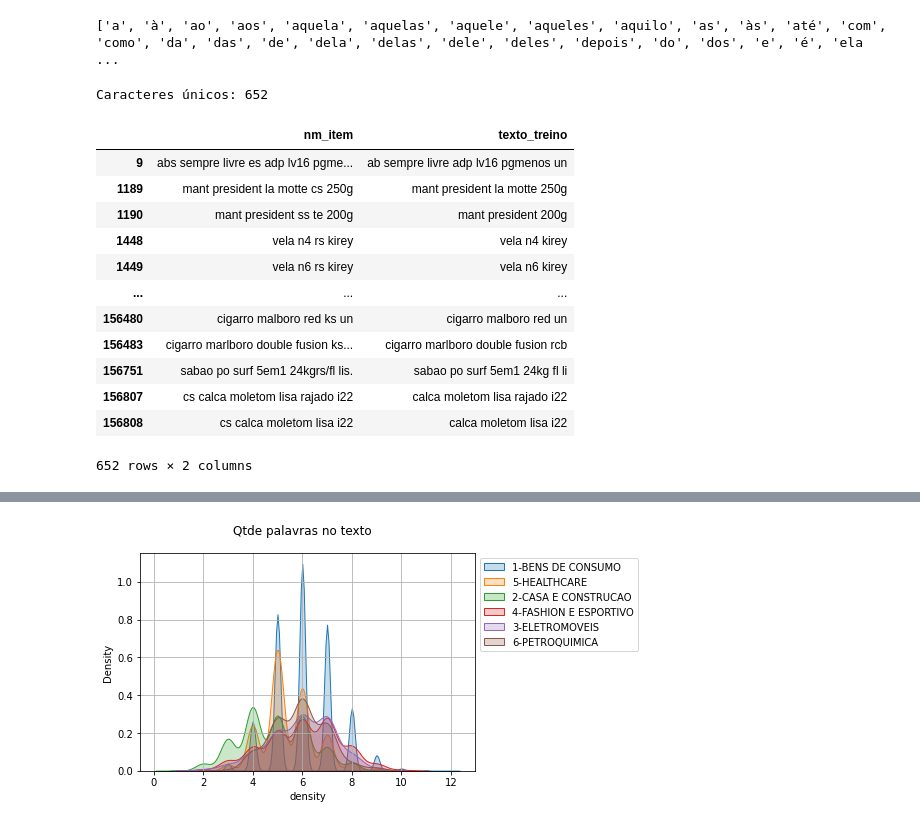
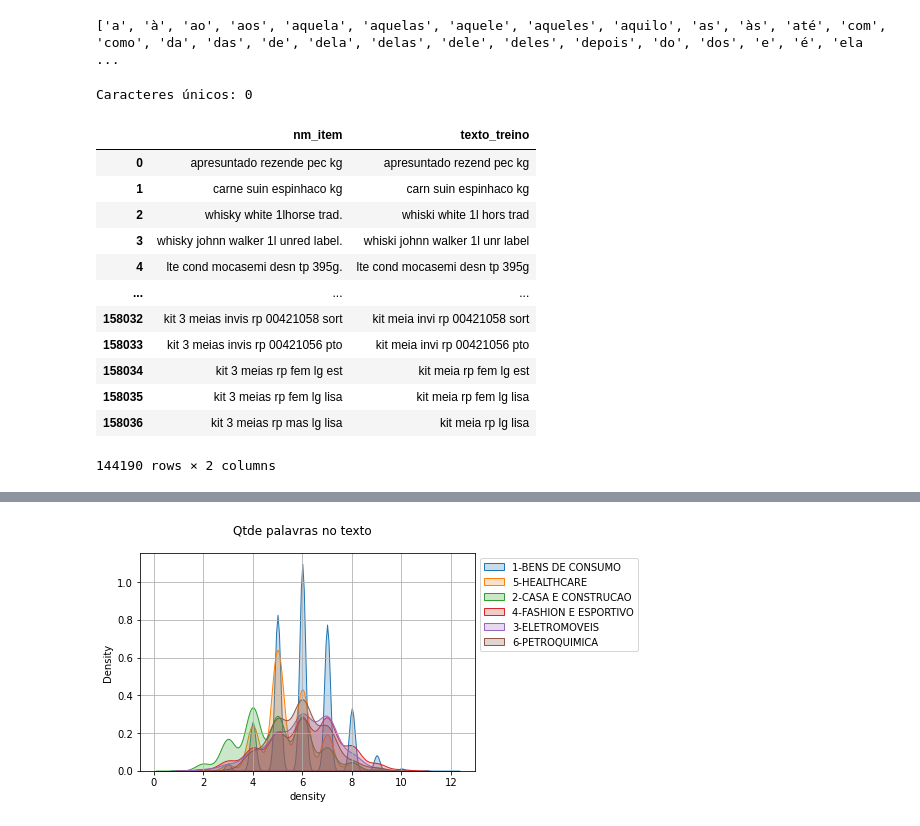
Before and after one commit to MECAI2022/short_text_classification, a Jupyter notebook: Pre_treatment_lightgbm.ipynb, the cells around one changed output, grey strips where cells are left out. Drawn from its saved outputs; the diff is of its cells as text; code cells hidden in the pictures.

```diff
--- a/Pre_treatment_lightgbm.ipynb
+++ b/Pre_treatment_lightgbm.ipynb
@@ -217,29 +201,29 @@ print(lst_stopwords)
 # %% [output]
 ['a', 'à', 'ao', 'aos', 'aquela', 'aquelas', 'aquele', 'aqueles', 'aquilo', 'as', 'às', 'até', 'com', 'como', 'da', 'das', 'de', 'dela', 'delas', 'dele', 'deles', 'depois', 'do', 'dos', 'e', 'é', 'ela ...
 # %%
-df["nm_item7"] = df["nm_item7"].apply(lambda x: utils_preprocess_text(x, flg_stemm=False, flg_lemm=True, lst_stopwords = lst_stopwords ))
+df["nm_item7"] = df["nm_item7"].apply(lambda x: utils_preprocess_text(x, flg_stemm=True, flg_lemm=False, lst_stopwords = lst_stopwords ))
 
 # Remover caracteres unicos
 df['texto_treino'] = df['nm_item7'].replace(r'\b\D\s\b', '',regex=True)
 print('Caracteres únicos: ' + str((df['nm_item7']!=df['texto_treino']).sum()))
 # %% [output]
-Caracteres únicos: 652
+Caracteres únicos: 0
 # %%
-df[df['nm_item7']!=df['texto_treino']][['nm_item','texto_treino']]
+df[df['nm_item']!=df['texto_treino']][['nm_item','texto_treino']]
 # %% [output]
 |  | nm_item | texto_treino |
-| 9 | abs sempre livre es adp lv16 pgme... | ab sempre livre adp lv16 pgmenos un |
-| 1189 | mant president la motte cs 250g | mant president la motte 250g |
-| 1190 | mant president ss te 200g | mant president 200g |
-| 1448 | vela n4 rs kirey | vela n4 kirey |
-| 1449 | vela n6 rs kirey | vela n6 kirey |
+| 0 | apresuntado rezende pec kg | apresuntado rezend pec kg |
+| 1 | carne suin espinhaco kg | carn suin espinhaco kg |
+| 2 | whisky white 1lhorse trad. | whiski white 1l hors trad |
+| 3 | whisky johnn walker 1l unred label. | whiski johnn walker 1l unr label |
+| 4 | lte cond mocasemi desn tp 395g. | lte cond mocasemi desn tp 395g |
 | ... | ... | ... |
-| 156480 | cigarro malboro red ks un | cigarro malboro red un |
-| 156483 | cigarro marlboro double fusion ks... | cigarro marlboro double fusion rcb |
-| 156751 | sabao po surf 5em1 24kgrs/fl lis. | sabao po surf 5em1 24kg fl li |
-| 156807 | cs calca moletom lisa rajado i22 | calca moletom lisa rajado i22 |
-| 156808 | cs calca moletom lisa i22 | calca moletom lisa i22 |
+| 158032 | kit 3 meias invis rp 00421058 sort | kit meia invi rp 00421058 sort |
+| 158033 | kit 3 meias invis rp 00421056 pto | kit meia invi rp 00421056 pto |
+| 158034 | kit 3 meias rp fem lg est | kit meia rp fem lg est |
+| 158035 | kit 3 meias rp fem lg lisa | kit meia rp fem lg lisa |
+| 158036 | kit 3 meias rp mas lg lisa | kit meia rp lg lisa |
-652 rows × 2 columns
+144190 rows × 2 columns
 # %%
 df['word_count'] = df["texto_treino"].apply(lambda x: len(str(x).split(" ")))
 df['char_count'] = df["texto_treino"].apply(lambda x: sum(len(word) for word in str(x).split(" ")))
```
Also changed, not shown: parts of 21 cells of this notebook.
